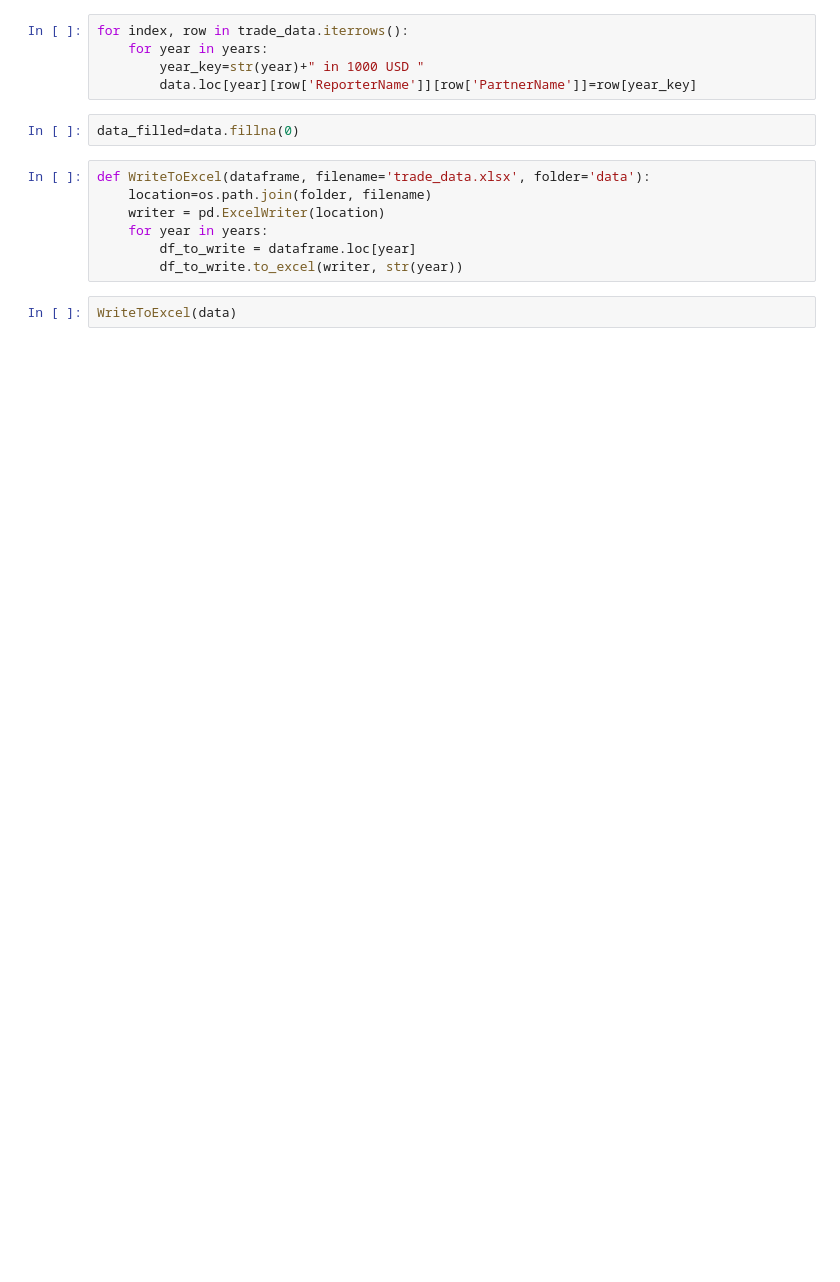
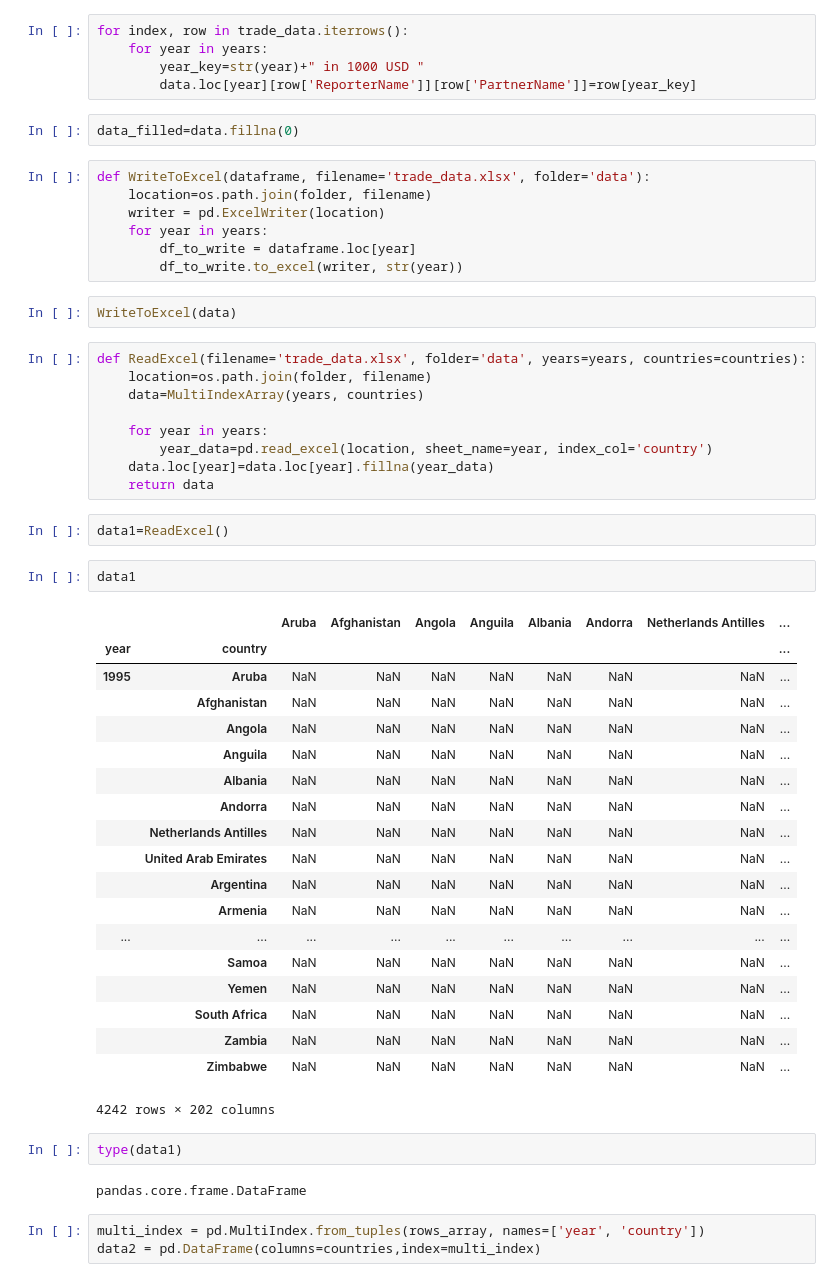
Before and after one commit to swigman/TrueEmissions, a Jupyter notebook: PythonProject.ipynb, the cells around one changed output. Saved outputs shown, nothing was run; the diff lists cells and outputs as text; blank space fills up the shorter version.

```diff
--- a/PythonProject.ipynb
+++ b/PythonProject.ipynb
@@ -50,3 +81,43 @@ def WriteToExcel(dataframe, filename='trade_data.xlsx', folder='data'):
         df_to_write.to_excel(writer, str(year))
 # %%
 WriteToExcel(data)
+# %%
+def ReadExcel(filename='trade_data.xlsx', folder='data', years=years, countries=countries):
+    location=os.path.join(folder, filename)
+    data=MultiIndexArray(years, countries)
+
+    for year in years:
+        year_data=pd.read_excel(location, sheet_name=year, index_col='country')
+    data.loc[year]=data.loc[year].fillna(year_data)
+    return data
+# %%
+data1=ReadExcel()
+# %%
+data1
+# %% [output]
+|  |  | Aruba | Afghanistan | Angola | Anguila | Albania | Andorra | Netherlands Antilles | ... |
+| year | country |  |  |  |  |  |  |  | ... |
+| 1995 | Aruba | NaN | NaN | NaN | NaN | NaN | NaN | NaN | ... |
+|  | Afghanistan | NaN | NaN | NaN | NaN | NaN | NaN | NaN | ... |
+|  | Angola | NaN | NaN | NaN | NaN | NaN | NaN | NaN | ... |
+|  | Anguila | NaN | NaN | NaN | NaN | NaN | NaN | NaN | ... |
+|  | Albania | NaN | NaN | NaN | NaN | NaN | NaN | NaN | ... |
+|  | Andorra | NaN | NaN | NaN | NaN | NaN | NaN | NaN | ... |
+|  | Netherlands Antilles | NaN | NaN | NaN | NaN | NaN | NaN | NaN | ... |
+|  | United Arab Emirates | NaN | NaN | NaN | NaN | NaN | NaN | NaN | ... |
+|  | Argentina | NaN | NaN | NaN | NaN | NaN | NaN | NaN | ... |
+|  | Armenia | NaN | NaN | NaN | NaN | NaN | NaN | NaN | ... |
+| ... | ... | ... | ... | ... | ... | ... | ... | ... | ... |
+|  | Samoa | NaN | NaN | NaN | NaN | NaN | NaN | NaN | ... |
+|  | Yemen | NaN | NaN | NaN | NaN | NaN | NaN | NaN | ... |
+|  | South Africa | NaN | NaN | NaN | NaN | NaN | NaN | NaN | ... |
+|  | Zambia | NaN | NaN | NaN | NaN | NaN | NaN | NaN | ... |
+|  | Zimbabwe | NaN | NaN | NaN | NaN | NaN | NaN | NaN | ... |
+4242 rows × 202 columns
+# %%
+type(data1)
+# %% [output]
+pandas.core.frame.DataFrame
+# %%
+multi_index = pd.MultiIndex.from_tuples(rows_array, names=['year', 'country'])
+data2 = pd.DataFrame(columns=countries,index=multi_index)
```
Also changed, not shown: parts of 4 cells of this notebook, 6 other files.
